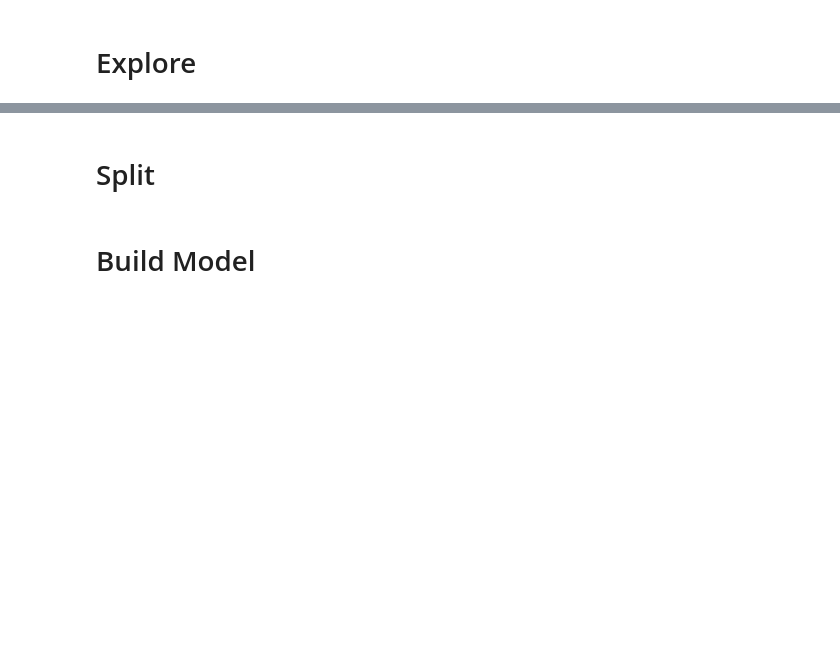
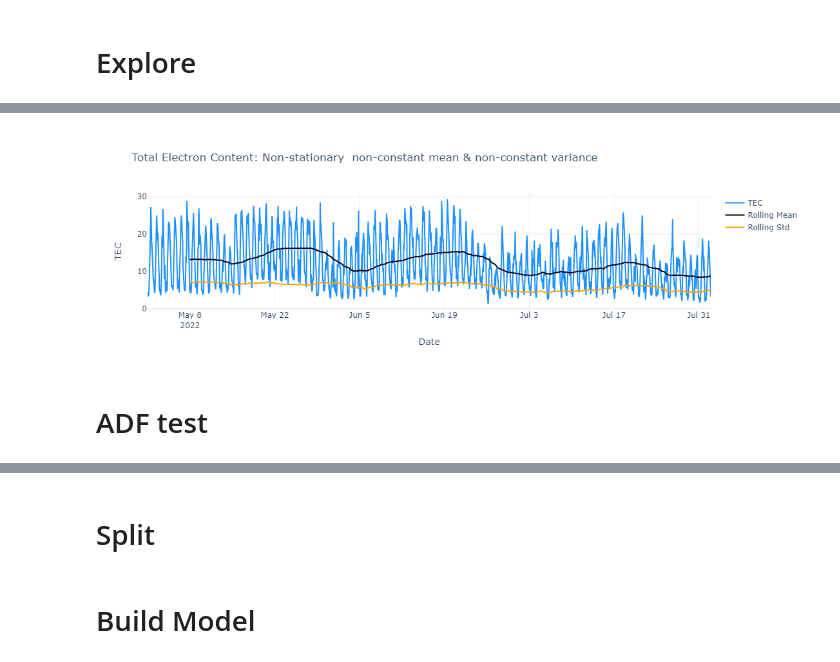
Before and after one commit to elqwaisney/Ionogram-Scaled-Charecteristics-analysis, a Jupyter notebook: Ionogram.ipynb, the cells around one changed output, grey strips where cells are left out. Saved outputs shown, nothing was run; the diff lists cells and outputs as text; code cells hidden in the pictures; blank space fills up the shorter version.

```diff
--- a/Ionogram.ipynb
+++ b/Ionogram.ipynb
@@ -101,0 +119,31 @@ fig.show()
+# %%
+
+rolling_window = 168  # Number of hours in a week
+
+# Calculate rolling mean and standard deviation
+rolling_mean = X.rolling(window=rolling_window).mean()
+rolling_std = X.rolling(window=rolling_window).std()
+
+# Create a Plotly figure
+fig = go.Figure()
+
+# Add TEC time series
+fig.add_trace(go.Scatter(x=X.index, y=X.values, mode='lines', name='TEC', line=dict(color='dodgerblue')))
+
+# Add rolling mean
+fig.add_trace(go.Scatter(x=X.index, y=rolling_mean, mode='lines', name='Rolling Mean', line=dict(color='black')))
+
+# Add rolling std
+fig.add_trace(go.Scatter(x=X.index, y=rolling_std, mode='lines', name='Rolling Std', line=dict(color='orange')))
+
+# Update layout
+fig.update_layout(
+    title='Total Electron Content: Non-stationary \nnon-constant mean & non-constant variance',
+    xaxis_title='Date',
+    yaxis_title='TEC',
+    template='plotly_white'
+)
+# %% [output]
+[figure, added]
+# %% [markdown]
+# ADF test
```
Also changed, not shown: parts of 16 cells of this notebook, 2 other files.
